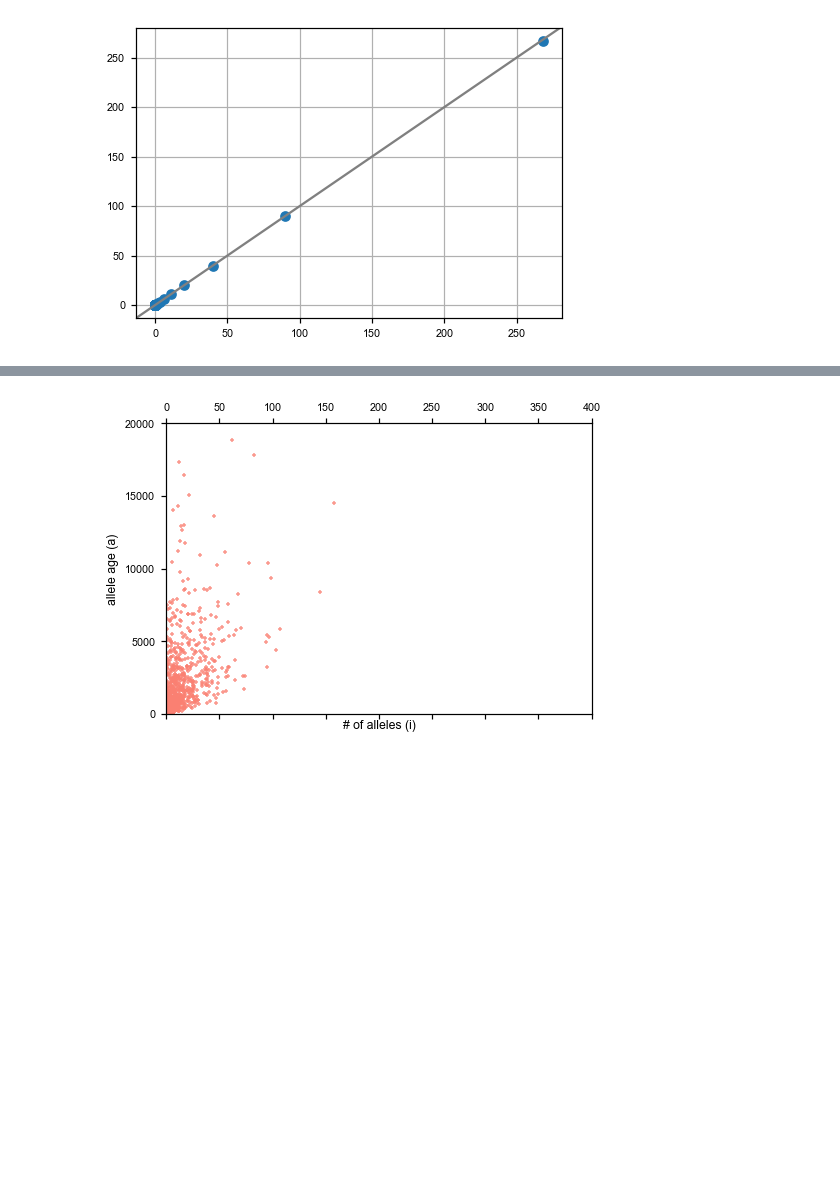
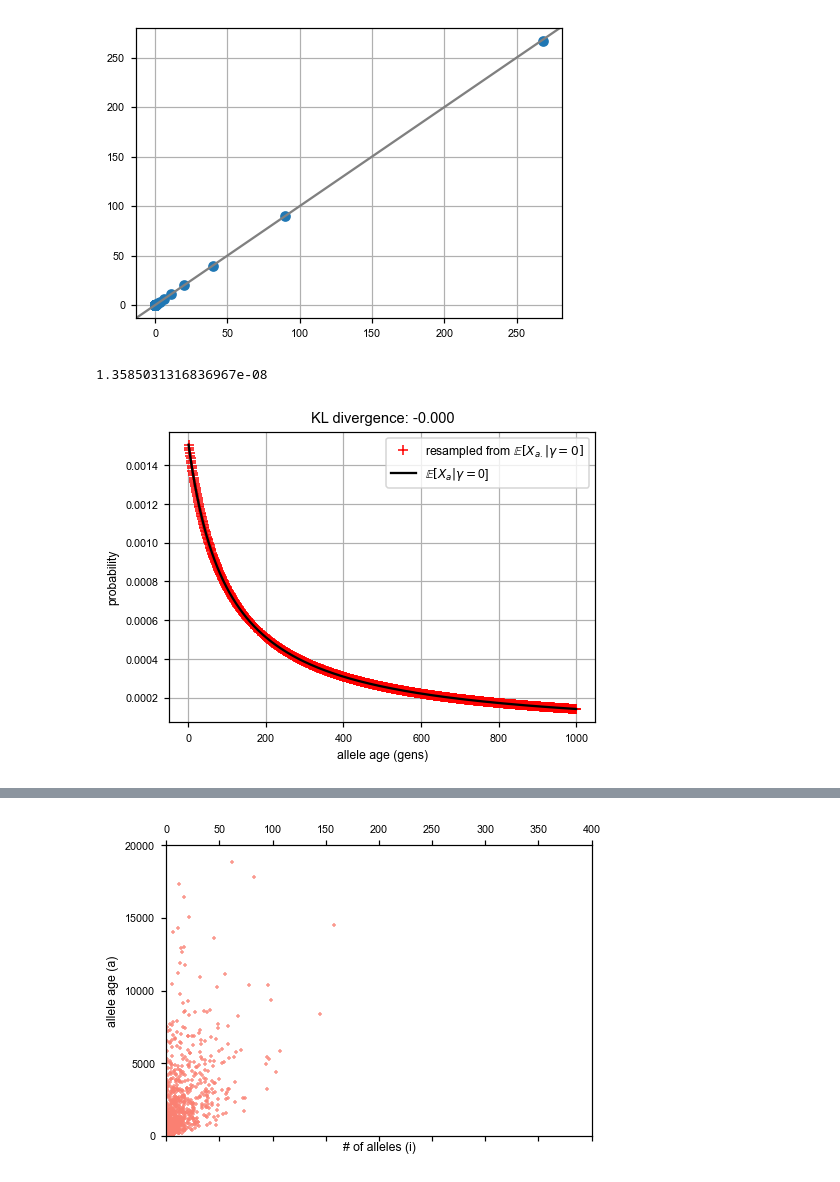
Before and after one commit to VivaswatS/selCoefEst, a Jupyter notebook: changingpopsizesims.ipynb, the cells around one changed output, grey strips where cells are left out. Saved outputs shown, nothing was run; the diff lists cells and outputs as text; code cells hidden in the pictures; blank space fills up the shorter version.

```diff
--- a/changingpopsizesims.ipynb
+++ b/changingpopsizesims.ipynb
@@ -1585,23 +856,26 @@ def get_Kl_div(g, fsa0, sfs0, theta):
 
     expresamp = np.sum(np.multiply(sfs20/sfs0,fsa0[:,None]),axis=(1,2))
 
-    # plt.plot(np.arange(1,10000)[::-1],expresamp[-10000:-1]/expresamp.sum(),'r+',label=r'resampled from $\mathbb{E}[X_{a.}|\gamma=0]$'); plt.plot(np.arange(1,10000)[::-1],fsa20.sum(axis=1)[-10000:-1]/fsa20.sum(),'k',label=r'$\mathbb{E}[X_{a}|\gamma=$' + '{}]'.format(int(g))); plt.grid(); plt.legend(); plt.xlabel('allele age (gens)'); plt.ylabel('probability'); plt.title('KL divergence: {:.3f}'.format(sp.stats.entropy(expresamp,fsa20.sum(axis=1)))); plt.loglog()
+    plt.plot(np.arange(1,1000)[::-1],expresamp[-1000:-1]/expresamp.sum(),'r+',label=r'resampled from $\mathbb{E}[X_{a.}|\gamma=0]$'); plt.plot(np.arange(1,1000)[::-1],fsa20.sum(axis=1)[-1000:-1]/fsa20.sum(),'k',label=r'$\mathbb{E}[X_{a}|\gamma=$' + '{}]'.format(int(g))); plt.grid(); plt.legend(); plt.xlabel('allele age (gens)'); plt.ylabel('probability'); plt.title('KL divergence: {:.3f}'.format(sp.stats.entropy(expresamp,fsa20.sum(axis=1)))); #plt.semilogx()
 
     # return [expresamp, fsa20]
     return sp.stats.entropy(fsa20.sum(axis=1),expresamp)
 # %%
 # sfs0 = moments.LinearSystem_1D.steady_state_1D(2000, gamma=0, theta=40)
 # sfs0 = moments.Spectrum(sfs0)
 # sfs0.integrate([1], 3, gamma=0, theta=40) ## for PReFerSim, we need 0.5Ne instead of Ne
 # sfs0 = sfs0.project([400])
 
 # fsa0 = run_mom_iterate_constant(80000, 400, 0/10000, 10000, 40, {})
 
-# expresamp, fsa20 = get_Kl_div(-10, fsa0, sfs0, 400)
+get_Kl_div(0, fsa0, sfs0, 400)
 
 # gam = np.append(-np.append(np.linspace(0.0, 1.0, num=10)**np.exp(1),np.geomspace(100,1,20,endpoint=False)[::-1])[::-1][:-1], np.append(np.linspace(0.0, 1.0, num=10)**np.exp(1),np.geomspace(100,1,20,endpoint=False)[::-1]))
 # KLdiv = []
-KLdivrev = []
-for g in gam:
+# KLdivrev = []
+# for g in gam:
     # KLdiv.append(get_ Kl_div(g, fsa0, sfs0, 40))
-    KLdivrev.append(get_Kl_div(-g, fsa0, sfs0, 40))
+    # KLdivrev.append(get_Kl_div(-g, fsa0, sfs0, 40))
+# %% [output]
+1.3585031316836967e-08
+[figure, added]
```
Also changed, not shown: parts of 63 cells of this notebook, 2 other files.
